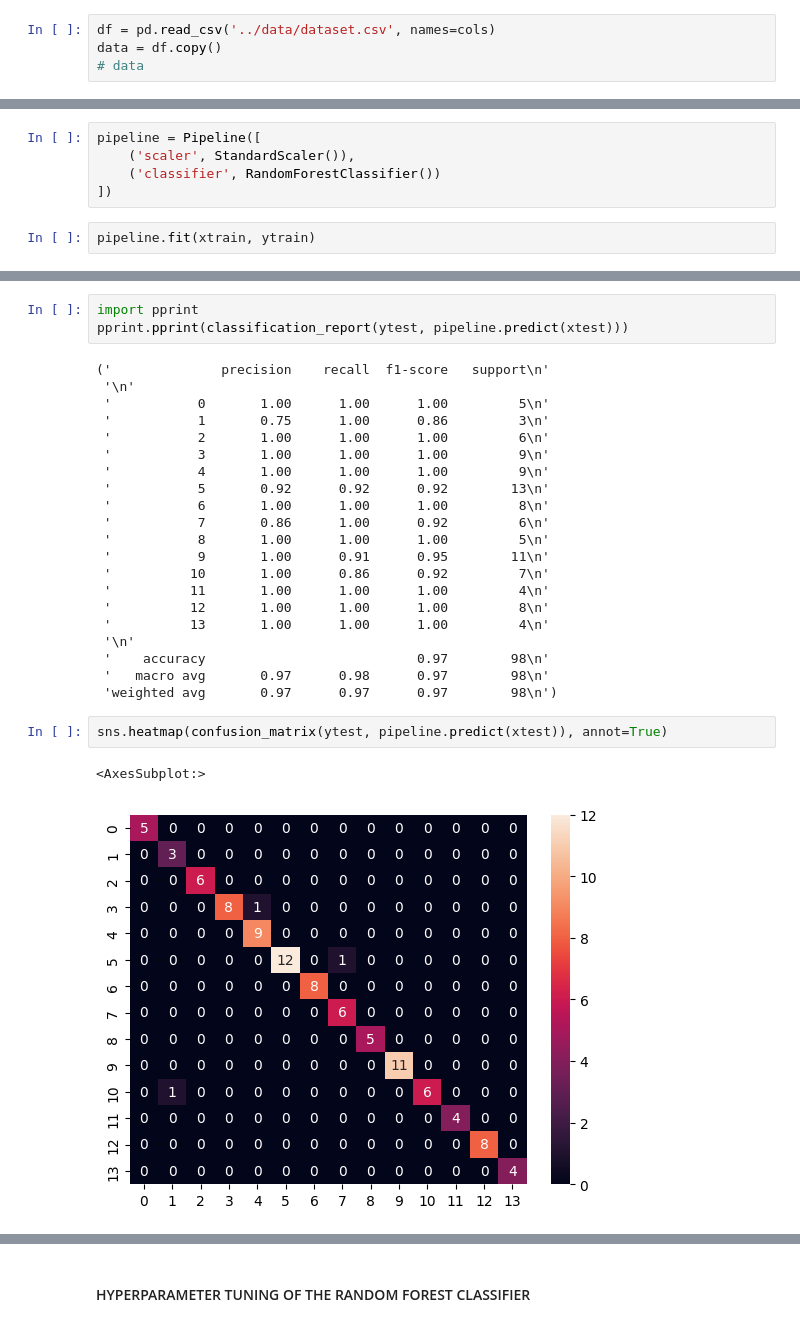
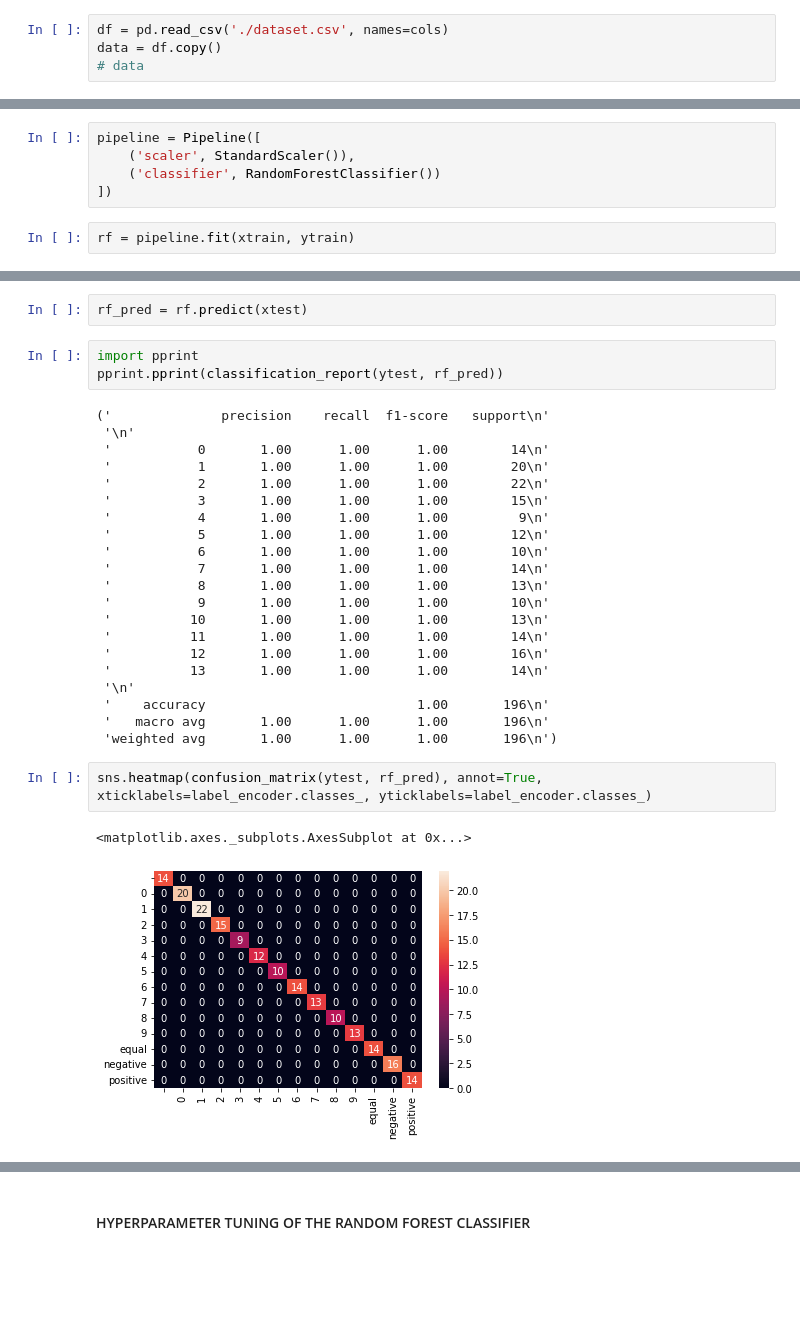
Before and after one commit to DanielTeko-Agbo/gsl, a Jupyter notebook: notebooks/model.ipynb, the cells around one changed output, grey strips where cells are left out. Saved outputs shown, nothing was run; the diff lists cells and outputs as text; blank space fills up the shorter version.

```diff
--- a/notebooks/model.ipynb
+++ b/notebooks/model.ipynb
@@ -7,7 +9,7 @@ import seaborn as sns
 cols = [a+str(i) for i in range(1,43) for a in list("XYZ")]
 cols.append('sign')
 # %%
-df = pd.read_csv('../data/dataset.csv', names=cols)
+df = pd.read_csv('./dataset.csv', names=cols)
 data = df.copy()
 # data
 # %% [markdown]
@@ -111,4 +113,4 @@ pipeline = Pipeline([
     ('classifier', RandomForestClassifier())
 ])
 # %%
-pipeline.fit(xtrain, ytrain)
+rf = pipeline.fit(xtrain, ytrain)
@@ -120,32 +119,34 @@ pipeline.score(xtrain, ytrain)
 # %% [output]
 1.0
+# %%
+rf_pred = rf.predict(xtest)
 # %%
 import pprint
-pprint.pprint(classification_report(ytest, pipeline.predict(xtest)))
+pprint.pprint(classification_report(ytest, rf_pred))
 # %% [output]
 ('              precision    recall  f1-score   support\n'
  '\n'
- '           0       1.00      1.00      1.00         5\n'
- '           1       0.75      1.00      0.86         3\n'
- '           2       1.00      1.00      1.00         6\n'
- '           3       1.00      1.00      1.00         9\n'
+ '           0       1.00      1.00      1.00        14\n'
+ '           1       1.00      1.00      1.00        20\n'
+ '           2       1.00      1.00      1.00        22\n'
+ '           3       1.00      1.00      1.00        15\n'
  '           4       1.00      1.00      1.00         9\n'
- '           5       0.92      0.92      0.92        13\n'
- '           6       1.00      1.00      1.00         8\n'
- '           7       0.86      1.00      0.92         6\n'
- '           8       1.00      1.00      1.00         5\n'
- '           9       1.00      0.91      0.95        11\n'
- '          10       1.00      0.86      0.92         7\n'
- '          11       1.00      1.00      1.00         4\n'
- '          12       1.00      1.00      1.00         8\n'
- '          13       1.00      1.00      1.00         4\n'
+ '           5       1.00      1.00      1.00        12\n'
+ '           6       1.00      1.00      1.00        10\n'
+ '           7       1.00      1.00      1.00        14\n'
+ '           8       1.00      1.00      1.00        13\n'
+ '           9       1.00      1.00      1.00        10\n'
+ '          10       1.00      1.00      1.00        13\n'
+ '          11       1.00      1.00      1.00        14\n'
+ '          12       1.00      1.00      1.00        16\n'
+ '          13       1.00      1.00      1.00        14\n'
  '\n'
- '    accuracy                           0.97        98\n'
- '   macro avg       0.97      0.98      0.97        98\n'
- 'weighted avg       0.97      0.97      0.97        98\n')
+ '    accuracy                           1.00       196\n'
+ '   macro avg       1.00      1.00      1.00       196\n'
+ 'weighted avg       1.00      1.00      1.00       196\n')
 # %%
-sns.heatmap(confusion_matrix(ytest, pipeline.predict(xtest)), annot=True)
+sns.heatmap(confusion_matrix(ytest, rf_pred), annot=True, xticklabels=label_encoder.classes_, yticklabels=label_encoder.classes_)
 # %% [output]
-<AxesSubplot:>
+<matplotlib.axes._subplots.AxesSubplot at 0x...>
-[figure, old version]
+[figure, new version]
 # %%
```
Also changed, not shown: parts of 37 cells of this notebook.
